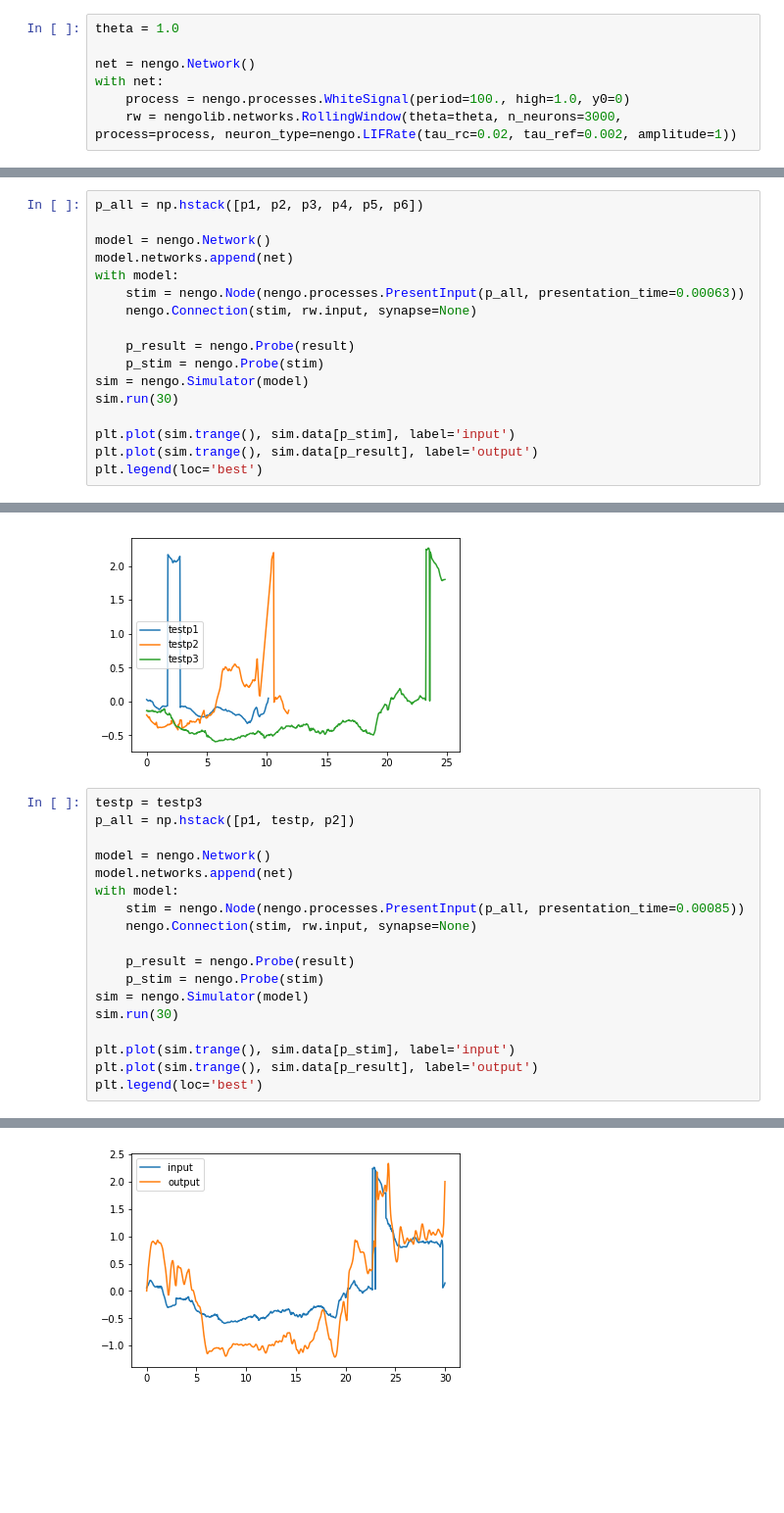
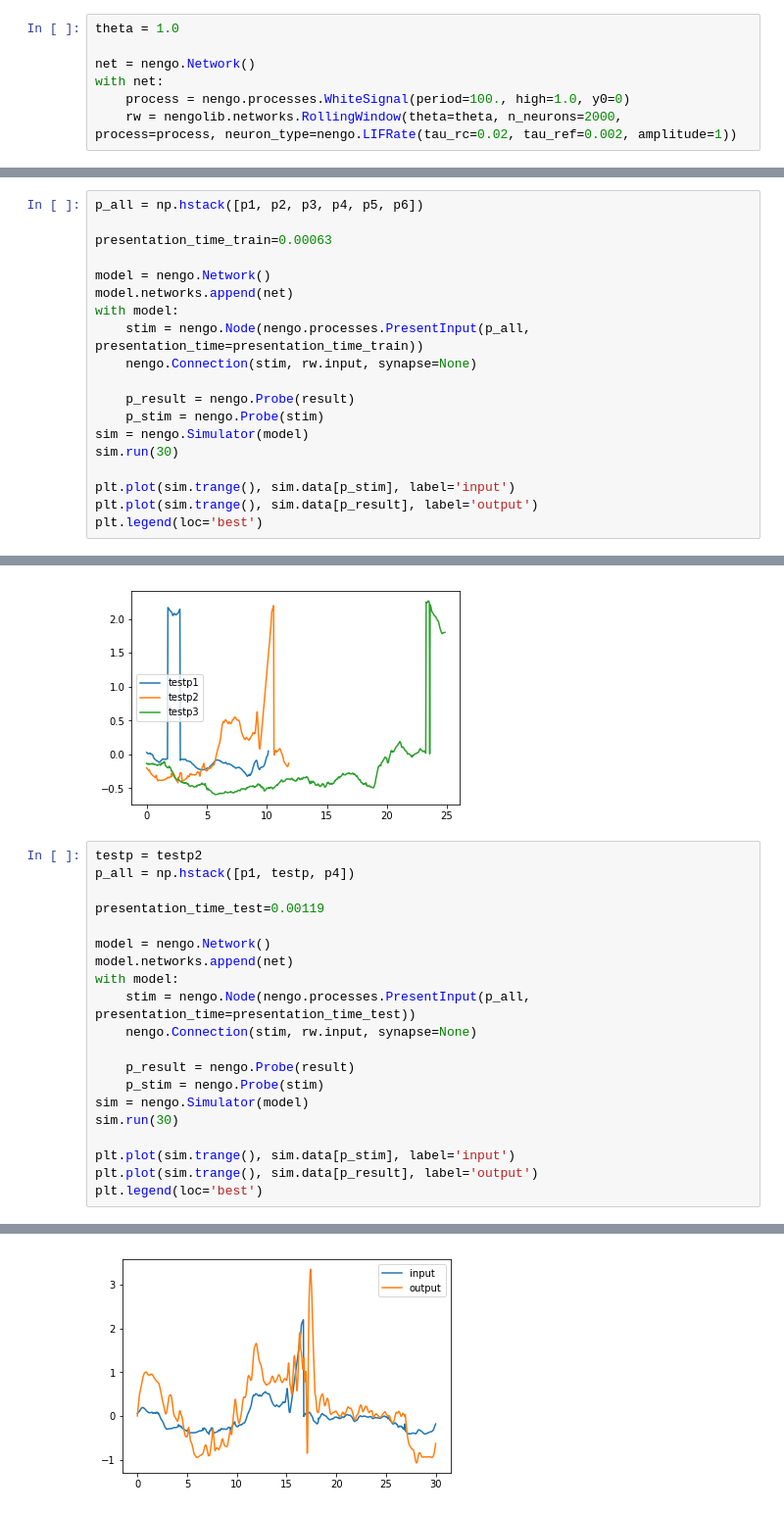
Before and after one commit to maddybartlett/NEN001, a Jupyter notebook: PatternInterpolationPCA.ipynb, the cells around one changed output, grey strips where cells are left out. Shown at 98% size. Cells and saved outputs as stored; diff of their text form; blank space fills up the shorter version.

Commit message:
Added standard deviation and median calculations. Reduced n_neuron size from 3000 to 2000 - improves performance on pattern 2 but not sure if this is a valid parameter to change.

```diff
--- a/PatternInterpolationPCA.ipynb
+++ b/PatternInterpolationPCA.ipynb
@@ -89,7 +89,7 @@ theta = 1.0
 net = nengo.Network()
 with net:
     process = nengo.processes.WhiteSignal(period=100., high=1.0, y0=0)
-    rw = nengolib.networks.RollingWindow(theta=theta, n_neurons=3000, process=process, neuron_type=nengo.LIFRate(tau_rc=0.02, tau_ref=0.002, amplitude=1))
+    rw = nengolib.networks.RollingWindow(theta=theta, n_neurons=2000, process=process, neuron_type=nengo.LIFRate(tau_rc=0.02, tau_ref=0.002, amplitude=1))
 # %% [output]
 C:\Users\mbartlett2\AppData\Local\Continuum\anaconda3\lib\site-packages\scipy\signal\filter_design.py:1551: BadCoefficients: Badly conditioned filter coefficients (numerator): the results may be meani ...
   "results may be meaningless", BadCoefficients)
@@ -138,11 +138,13 @@ with net:
 Let's try feeding in those two patterns and see what the response is
 # %%
 p_all = np.hstack([p1, p2, p3, p4, p5, p6])
+
+presentation_time_train=0.00063
 
 model = nengo.Network()
 model.networks.append(net)
 with model:
-    stim = nengo.Node(nengo.processes.PresentInput(p_all, presentation_time=0.00063))
+    stim = nengo.Node(nengo.processes.PresentInput(p_all, presentation_time=presentation_time_train))
     nengo.Connection(stim, rw.input, synapse=None)
 
     p_result = nengo.Probe(result)
@@ -208,28 +222,30 @@ plt.legend()
 <matplotlib.legend.Legend at 0x...>
 [figure]
 # %%
-testp = testp3
-p_all = np.hstack([p1, testp, p2])
+testp = testp2
+p_all = np.hstack([p1, testp, p4])
+
+presentation_time_test=0.00119
 
 model = nengo.Network()
 model.networks.append(net)
 with model:
-    stim = nengo.Node(nengo.processes.PresentInput(p_all, presentation_time=0.00085))
+    stim = nengo.Node(nengo.processes.PresentInput(p_all, presentation_time=presentation_time_test))
     nengo.Connection(stim, rw.input, synapse=None)
 
     p_result = nengo.Probe(result)
     p_stim = nengo.Probe(stim)
 sim = nengo.Simulator(model)
 sim.run(30)
 
 plt.plot(sim.trange(), sim.data[p_stim], label='input')
 plt.plot(sim.trange(), sim.data[p_result], label='output')
 plt.legend(loc='best')
 # %% [output]
 HtmlProgressBar cannot be displayed. Please use the TerminalProgressBar. It can be enabled with `nengo.rc.set('progress', 'progress_bar', 'nengo.utils.progress.TerminalProgressBar')`.
 [interactive output not drawn]
 HtmlProgressBar cannot be displayed. Please use the TerminalProgressBar. It can be enabled with `nengo.rc.set('progress', 'progress_bar', 'nengo.utils.progress.TerminalProgressBar')`.
 [interactive output not drawn]
 <matplotlib.legend.Legend at 0x...>
-[figure, old version]
+[figure, new version]
 # %%
```
Also changed, not shown: parts of 3 cells of this notebook.
